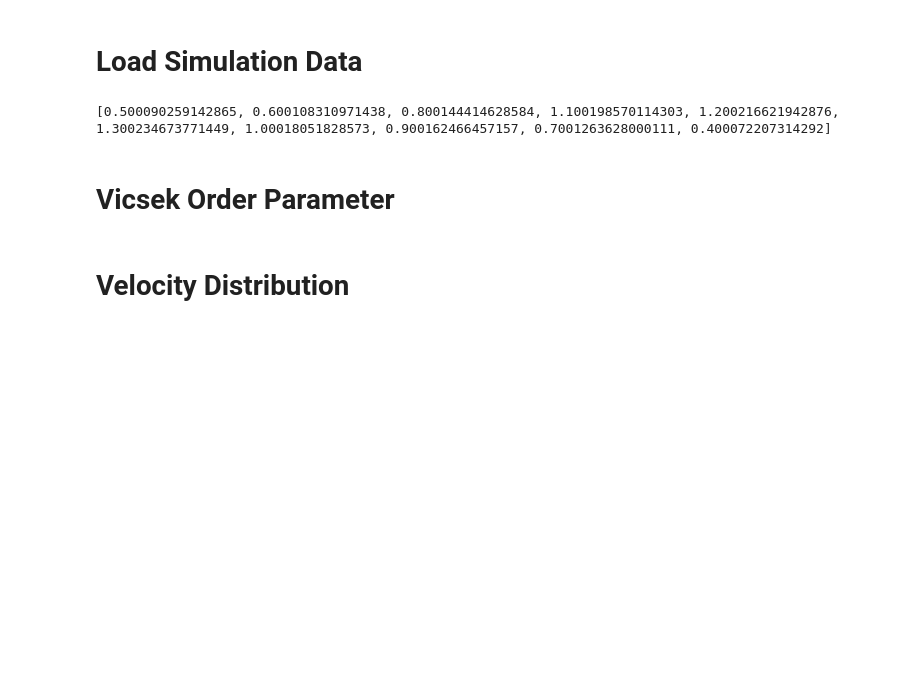
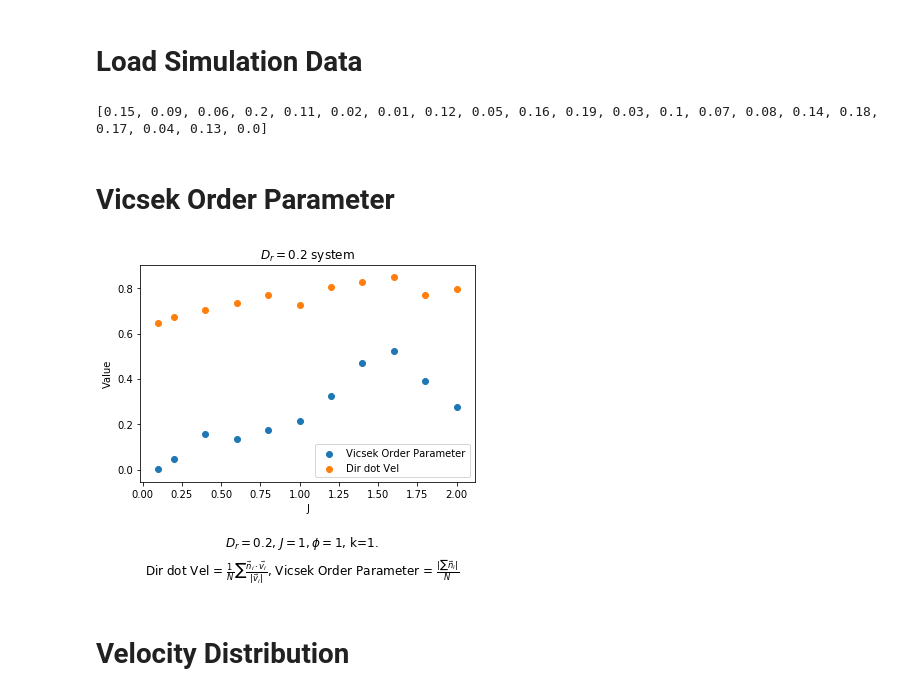
Before and after one commit to ryanlopezzzz/ABP, a Jupyter notebook: graph_flocking.ipynb, the cells around one changed output. Saved outputs shown, nothing was run; the diff lists cells and outputs as text; code cells hidden in the pictures; blank space fills up the shorter version.

```diff
--- a/graph_flocking.ipynb
+++ b/graph_flocking.ipynb
@@ -27,7 +27,7 @@ importlib.reload(fc)
 # %%
 #Directory where all data is saved
 save_dir = "/Users/ryanlopez/Desktop/Python_Programs/Dr_Marchetti_Research/Saved_Data"
-exp_folder_name = "Vary_phi_and_Dr=0.2" #Folder name of experiment directory, don't change inbetween runs unless studying something different
+exp_folder_name = "Vary_Dr_and_phi=0.50" #Folder name of experiment directory
 exp_dir = os.path.join(save_dir, exp_folder_name)
 
 varied_values = []
@@ -44,7 +44,7 @@ for f in os.scandir(exp_dir): #runs through all immediate subdirectories
         run_desc = json.loads(run_desc_file.read())
         run_desc_file.close()
 
-        varied_values.append(run_desc['approx_packing'])
+        varied_values.append(run_desc['D_r'])
         vicsek_values.append(run_desc['vicsek_param'])
         velocity_values.append(run_desc['vel_param'])
         dir_dot_vel = np.load(os.path.join(f, "dir_dot_vel.npy"))
@@ -58,5 +58,5 @@ for f in os.scandir(exp_dir): #runs through all immediate subdirectories
 # %%
 print(varied_values)
 # %% [output]
-[0.500090259142865, 0.600108310971438, 0.800144414628584, 1.100198570114303, 1.200216621942876, 1.300234673771449, 1.00018051828573, 0.900162466457157, 0.7001263628000111, 0.400072207314292]
+[0.15, 0.09, 0.06, 0.2, 0.11, 0.02, 0.01, 0.12, 0.05, 0.16, 0.19, 0.03, 0.1, 0.07, 0.08, 0.14, 0.18, 0.17, 0.04, 0.13, 0.0]
 # %%
@@ -65,17 +65,21 @@ view_index = 7
 # Vicsek Order Parameter
 # %%
 fig, ax = plt.subplots()
+#ax.set_xscale('log')
+#ax.set_xlim(1e-3, 2.5)
 ax.scatter(varied_values, vicsek_values, label = "Vicsek Order Parameter")
 ax.scatter(varied_values, dir_dot_vel_norm_values, label = "Dir dot Vel")
 
-ax.set(xlabel=r'Packing fraction', ylabel='Value',
+ax.set(xlabel=r'J', ylabel='Value',
        title=r'$D_r = 0.2$ system')
 ax.legend()
 
-fig.text(.5, -.1, r"$D_r= 0.2$, $v_0=0.03$, J=1, k=1.", ha='center', fontsize=12)
+fig.text(.5, -.1, r"$D_r= 0.2$, $J=1, \phi=1$, k=1.", ha='center', fontsize=12)
 fig.text(.5, -.2, r"Dir dot Vel = $\frac{1}{N}\sum \frac{\vec{n}_i \cdot \vec{v}_i}{\left|\vec{v}_i \right|}$, Vicsek Order Parameter = $\frac{ \left| \sum \vec{n}_i \right|}{N}$", ha='center', fontsize=12)
 
 plt.show()
+# %% [output]
+[figure, added]
 # %% [markdown]
 # Velocity Distribution
 # %%
```
Also changed, not shown: parts of 17 cells of this notebook, 9 other files.
